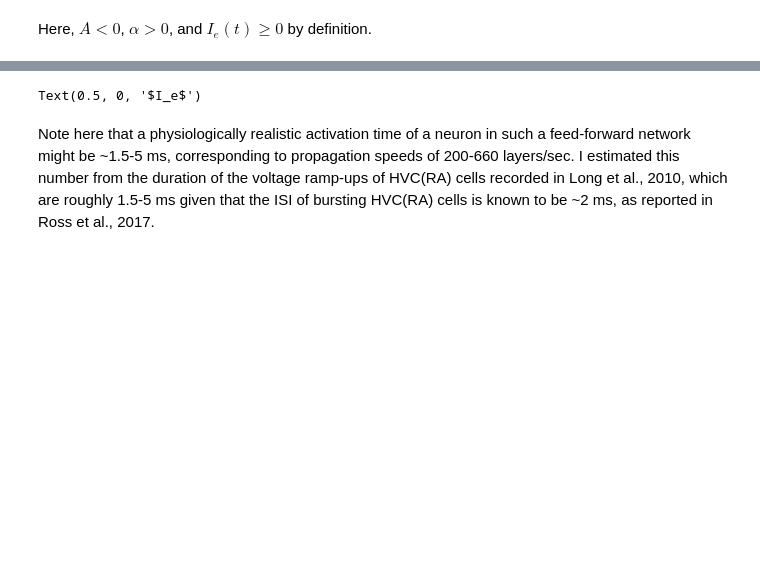
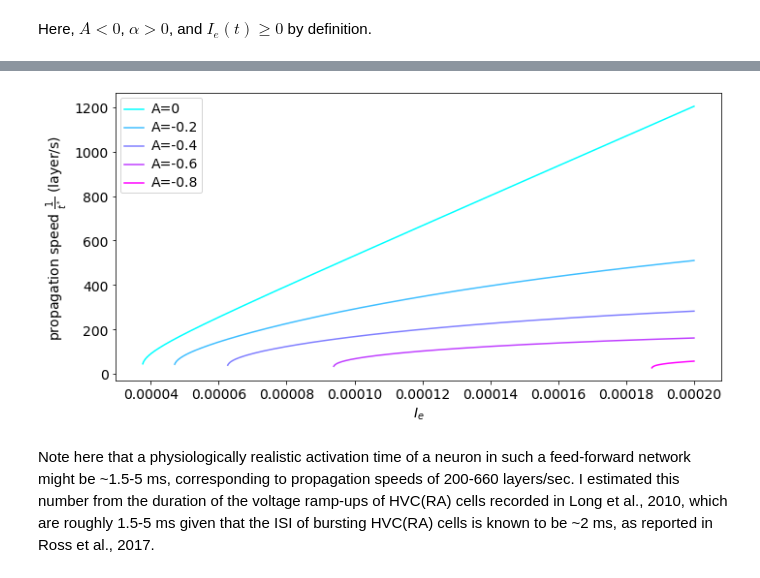
Before and after one commit to davidgbe/synfire_chain_growth, a Jupyter notebook: notes/Propagation speed in structured and unstructured networks.ipynb, the cells around one changed output, grey strips where cells are left out. Drawn from its saved outputs; the diff is of its cells as text; code cells hidden in the pictures; blank space fills up the shorter version.

```diff
--- a/notes/Propagation speed in structured and unstructured networks.ipynb
+++ b/notes/Propagation speed in structured and unstructured networks.ipynb
@@ -1,16 +1,32 @@
 # %%
-%matplotlib notebook
+%matplotlib inline
 import numpy as np
 import matplotlib.gridspec as gridspec
 import matplotlib.pyplot as plt
 from matplotlib import cm
 import warnings
 
+
 warnings.filterwarnings("ignore", category=RuntimeWarning)
 
 def get_ordered_colors(cmap, n, lb=0, ub=1):
     cmap = cm.get_cmap(cmap)
     return cmap(np.linspace(lb, ub, n))
+
+def set_font_size(ax, font_size, legend_font_size=None):
+    """Set font_size of all axis text objects to specified value."""
+
+    texts = [ax.title, ax.xaxis.label, ax.yaxis.label] + \
+        ax.get_xticklabels() + ax.get_yticklabels()
+
+    for text in texts:
+        text.set_fontsize(font_size)
+
+    if ax.get_legend():
+        if not legend_font_size:
+            legend_font_size = font_size
+        for text in ax.get_legend().get_texts():
+            text.set_fontsize(legend_font_size)
 # %% [markdown]
 Our aim here is to investigate the circumstances under which recurrent inhibition can narrow and perhaps stabilize the range of possible propagation speeds of a feedforward excitatory network.
 
@@ -79,7 +95,7 @@ def t_star(a, i_e):
 def prop_speed(a, i_e):
     return 1/t_star(a, i_e)
 
-fig, ax = plt.subplots(1, 1, figsize=(7, 3), tight_layout=True)
+fig, ax = plt.subplots(1, 1, figsize=(10, 5), tight_layout=True)
 
 i_e = np.linspace(1e-8, 0.2e-3, 1000)
 
@@ -90,4 +106,5 @@ for i, a in enumerate([0, -0.2, -.4, -.6, -.8]):
 ax.legend()
 ax.set_ylabel(r'propagation speed $\frac{1}{t^*}$ (layer/s)')
 ax.set_xlabel(r'$I_e$')
+set_font_size(ax, 14)
 # %% [output]
@@ -96,4 +111,4 @@ ax.set_xlabel(r'$I_e$')
-Text(0.5, 0, '$I_e$')
+[figure, added]
 # %% [markdown]
 Note here that a physiologically realistic activation time of a neuron in such a feed-forward network might be ~1.5-5 ms, corresponding to propagation speeds of 200-660 layers/sec. I estimated this number from the duration of the voltage ramp-ups of HVC(RA) cells recorded in Long et al., 2010, which are roughly 1.5-5 ms given that the ISI of bursting HVC(RA) cells is known to be ~2 ms, as reported in Ross et al., 2017.
 # %% [markdown]
```
Also changed, not shown: parts of 13 cells of this notebook, 48 other files.
